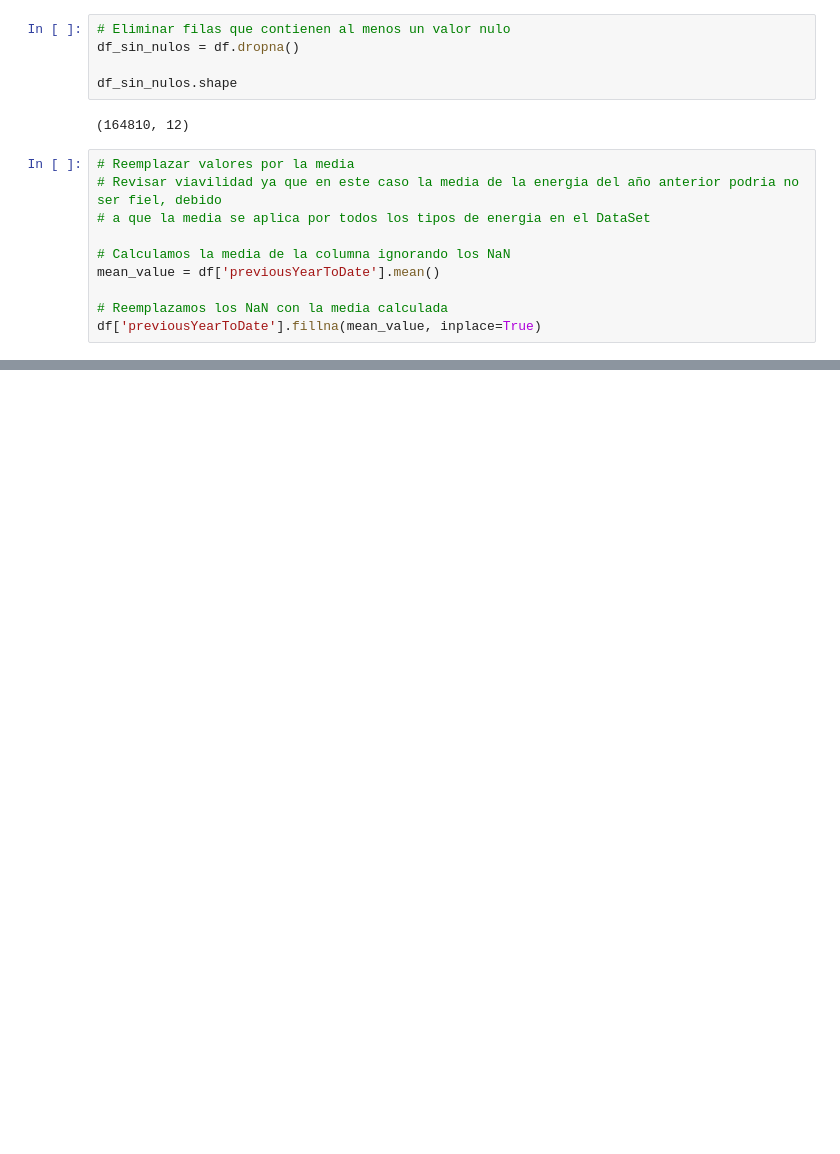
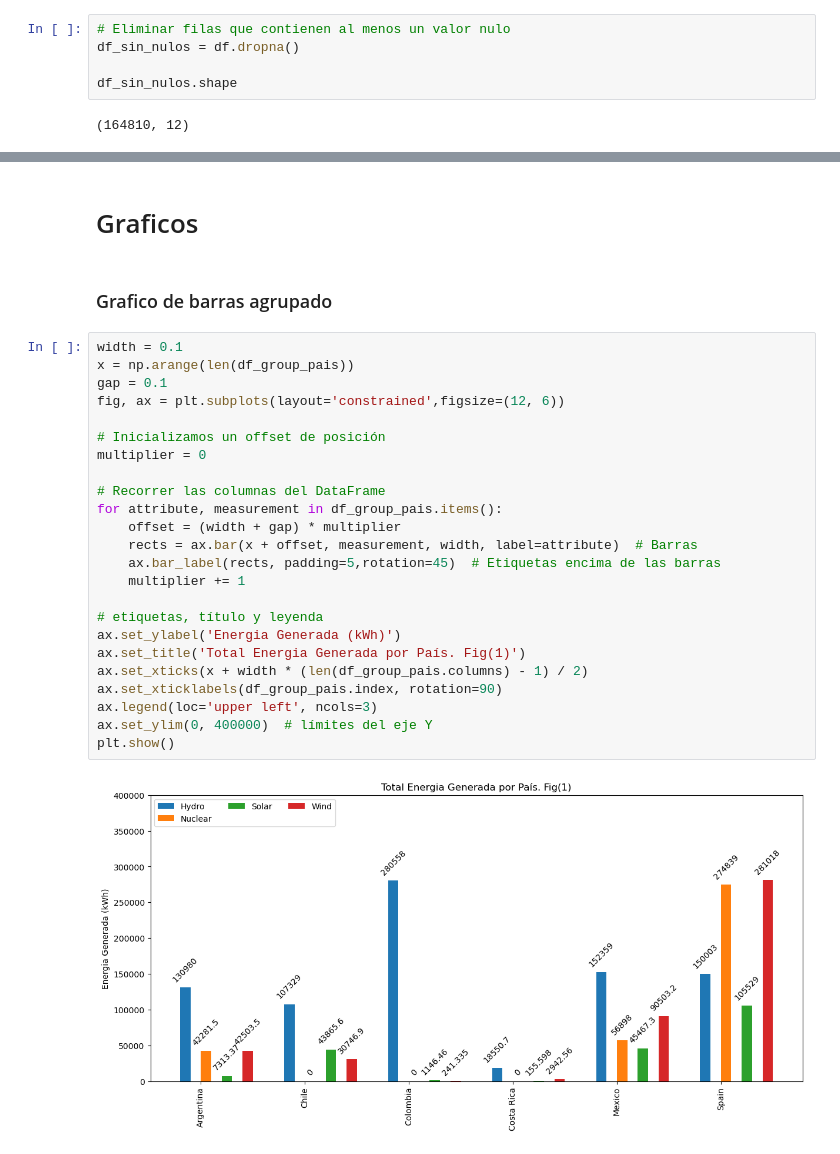
Before and after one commit to cdlondonoSolla/Limpieza_Datos, a Jupyter notebook: Proyecto Final/app.ipynb, the cells around one changed output, grey strips where cells are left out. Cells and saved outputs as stored; diff of their text form; blank space fills up the shorter version.

```diff
--- a/Proyecto Final/app.ipynb
+++ b/Proyecto Final/app.ipynb
@@ -91,13 +61,3 @@ df_sin_nulos = df.dropna()
 df_sin_nulos.shape
 # %% [output]
 (164810, 12)
-# %%
-# Reemplazar valores por la media
-# Revisar viavilidad ya que en este caso la media de la energia del año anterior podria no ser fiel, debido
-# a que la media se aplica por todos los tipos de energia en el DataSet
-
-# Calculamos la media de la columna ignorando los NaN
-mean_value = df['previousYearToDate'].mean()
-
-# Reemplazamos los NaN con la media calculada
-df['previousYearToDate'].fillna(mean_value, inplace=True)
@@ -417,0 +91,30 @@ df_filtrado2021
+# %% [markdown]
+# Graficos
+# %% [markdown]
+### Grafico de barras agrupado
+# %%
+width = 0.1
+x = np.arange(len(df_group_pais))
+gap = 0.1
+fig, ax = plt.subplots(layout='constrained',figsize=(12, 6))
+
+# Inicializamos un offset de posición
+multiplier = 0
+
+# Recorrer las columnas del DataFrame
+for attribute, measurement in df_group_pais.items():
+    offset = (width + gap) * multiplier
+    rects = ax.bar(x + offset, measurement, width, label=attribute)  # Barras
+    ax.bar_label(rects, padding=5,rotation=45)  # Etiquetas encima de las barras
+    multiplier += 1
+
+# etiquetas, título y leyenda
+ax.set_ylabel('Energia Generada (kWh)')
+ax.set_title('Total Energia Generada por País. Fig(1)')
+ax.set_xticks(x + width * (len(df_group_pais.columns) - 1) / 2)
+ax.set_xticklabels(df_group_pais.index, rotation=90)
+ax.legend(loc='upper left', ncols=3)
+ax.set_ylim(0, 400000)  # límites del eje Y
+plt.show()
+# %% [output]
+[figure, added]
```
Also changed, not shown: parts of 54 cells of this notebook.
